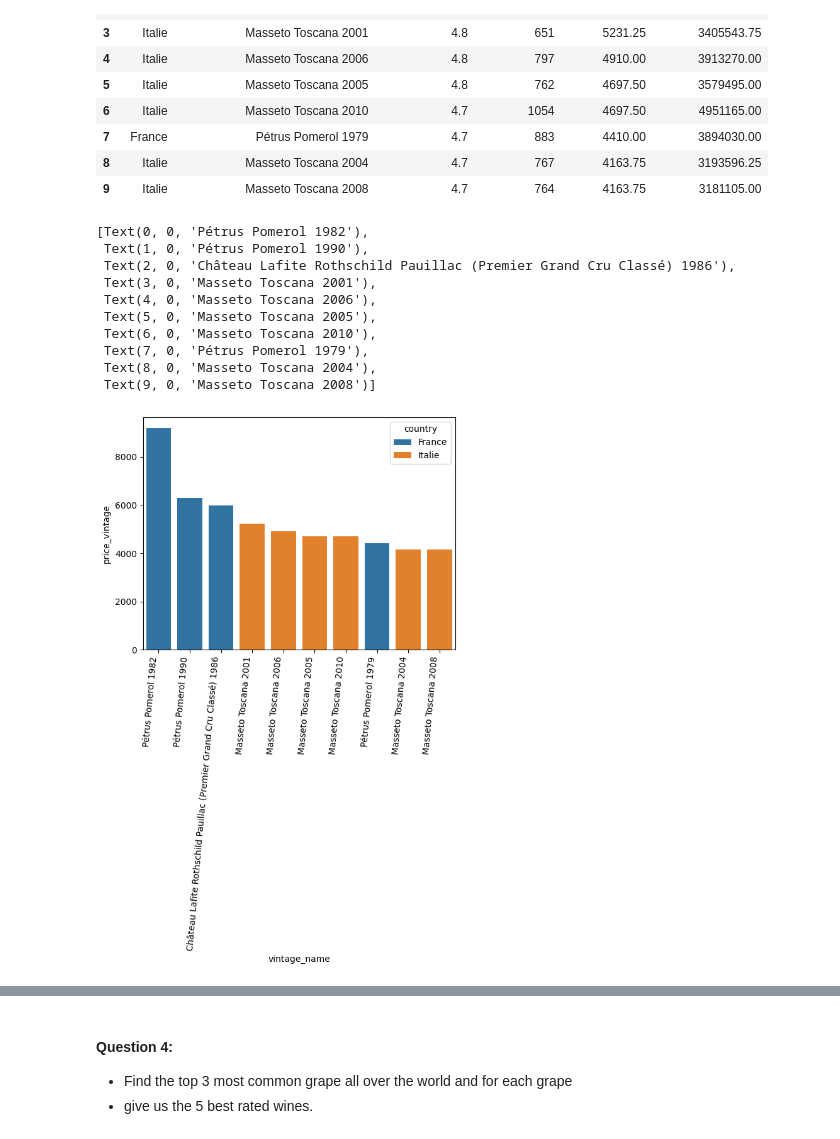
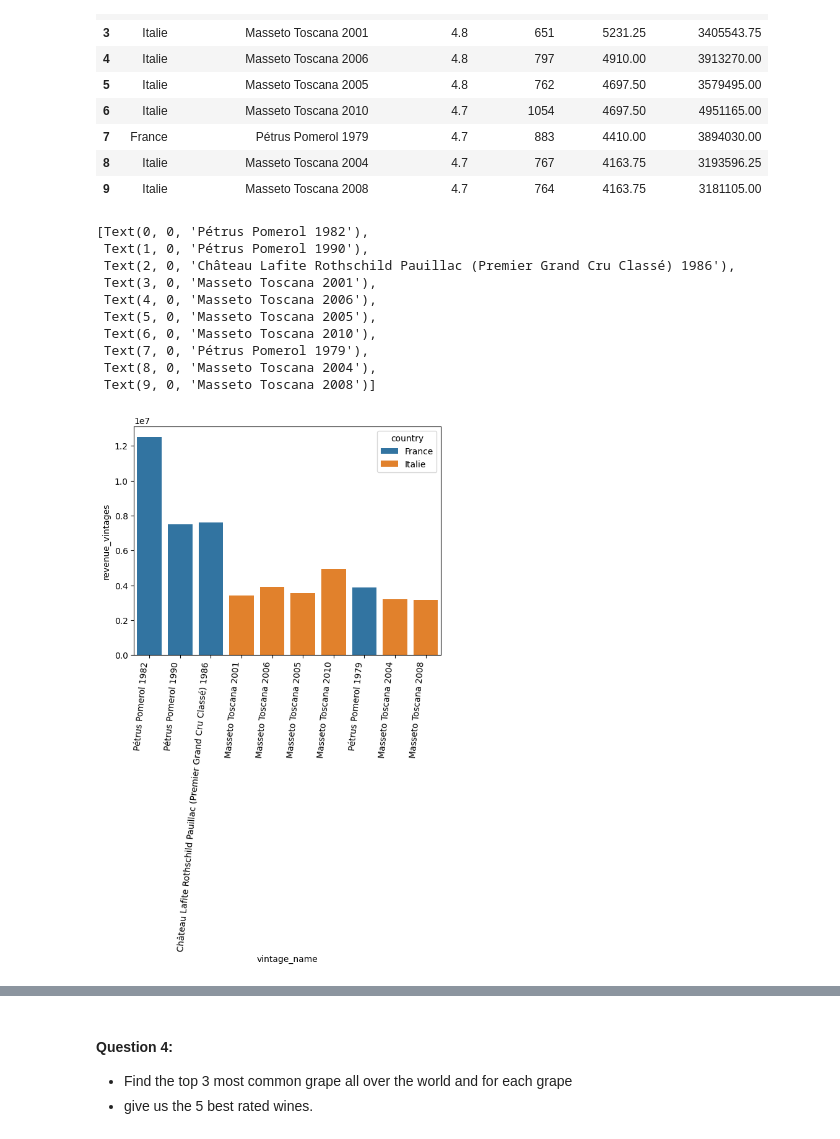
Before and after one commit to JonathanRabbi/Vivinio.Project, a Jupyter notebook: main.ipynb, the cells around one changed output, grey strips where cells are left out. Drawn from its saved outputs; the diff is of its cells as text; code cells hidden in the pictures.

```diff
--- a/main.ipynb
+++ b/main.ipynb
@@ -126,17 +126,17 @@ df3
 | 8 | Italie | Masseto Toscana 2004 | 4.7 | 767 | 4163.75 | 3193596.25 |
 | 9 | Italie | Masseto Toscana 2008 | 4.7 | 764 | 4163.75 | 3181105.00 |
 # %%
-ax = sns.barplot(data=df3, x='vintage_name', y='price_vintage', hue='country', dodge=False)
+ax = sns.barplot(data=df3, x='vintage_name', y='revenue_vintages', hue='country', dodge=False)
 ax.set_xticklabels(ax.get_xticklabels(), rotation=85, ha='right')  # ha='right' aligns labels to the right
 # %% [output]
 [Text(0, 0, 'Pétrus Pomerol 1982'),
  Text(1, 0, 'Pétrus Pomerol 1990'),
  Text(2, 0, 'Château Lafite Rothschild Pauillac (Premier Grand Cru Classé) 1986'),
  Text(3, 0, 'Masseto Toscana 2001'),
  Text(4, 0, 'Masseto Toscana 2006'),
  Text(5, 0, 'Masseto Toscana 2005'),
  Text(6, 0, 'Masseto Toscana 2010'),
  Text(7, 0, 'Pétrus Pomerol 1979'),
  Text(8, 0, 'Masseto Toscana 2004'),
  Text(9, 0, 'Masseto Toscana 2008')]
-[figure, old version]
+[figure, new version]
```
Also changed, not shown: parts of 7 cells of this notebook.
